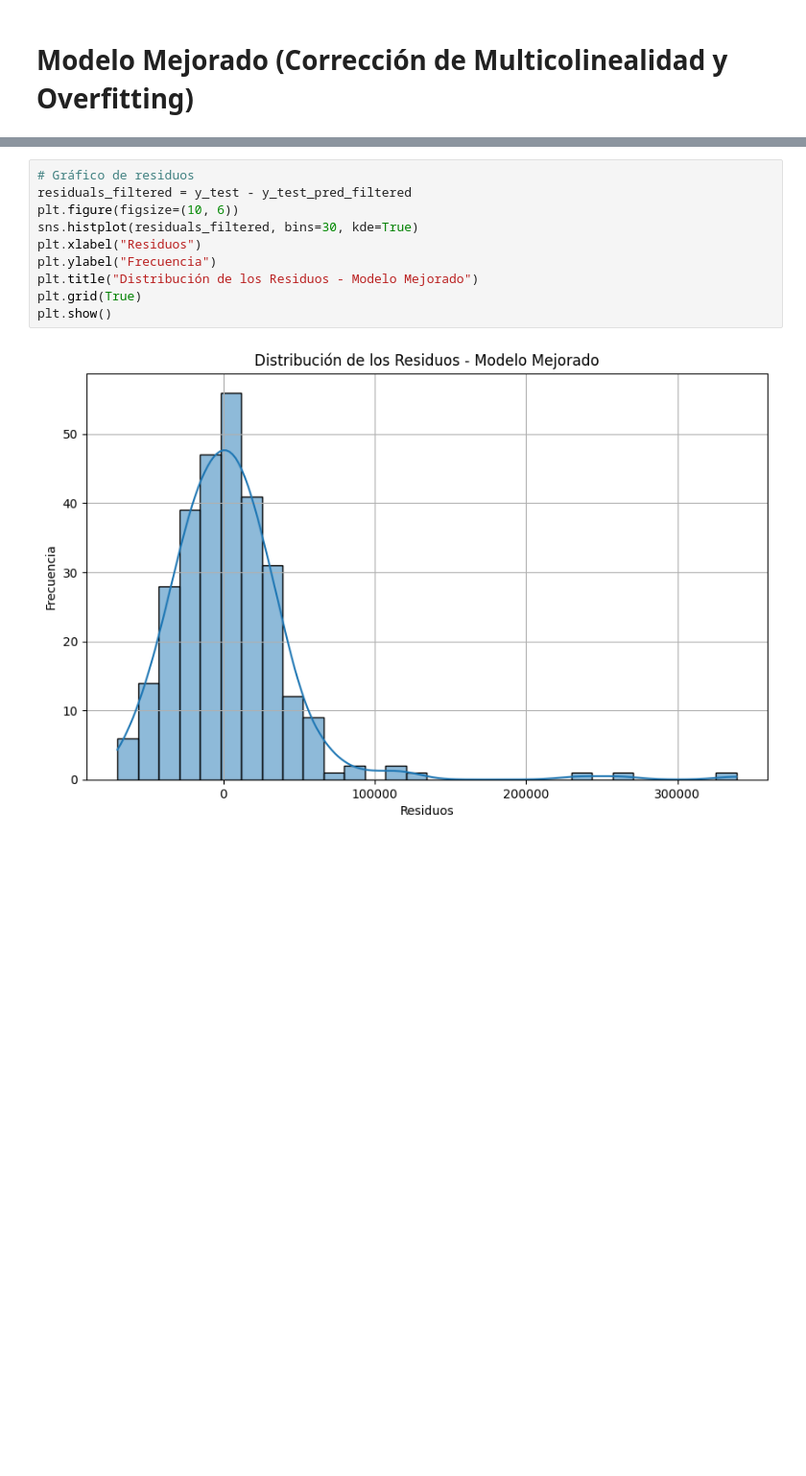
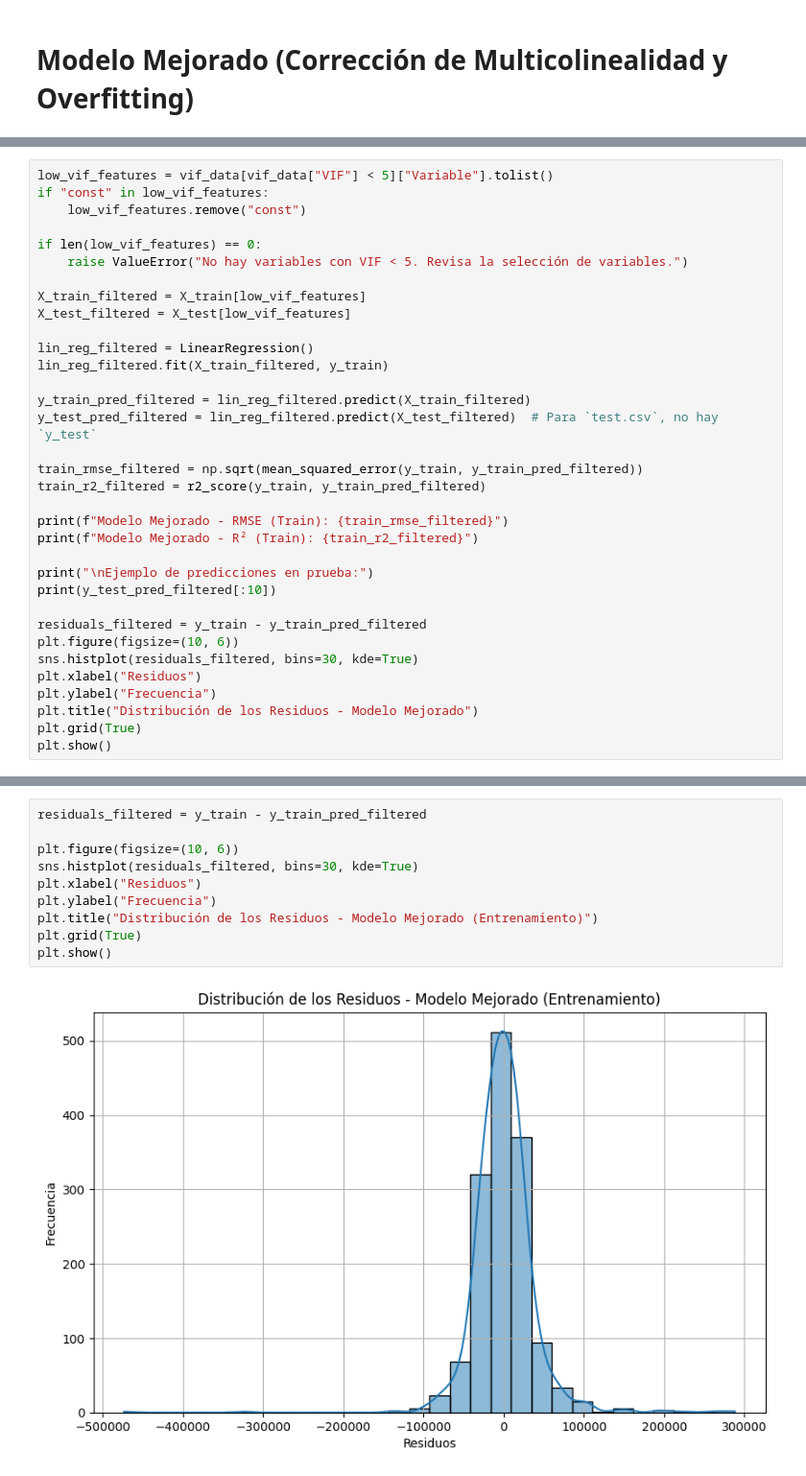
Before and after one commit to DiegoGarV/HDT3-DM, a Jupyter notebook: regresion_lineal.ipynb, the cells around one changed output, grey strips where cells are left out. Shown at 96% size. Drawn from its saved outputs; the diff is of its cells as text; blank space fills up the shorter version.

```diff
--- a/regresion_lineal.ipynb
+++ b/regresion_lineal.ipynb
@@ -272,0 +236,34 @@ R² del modelo mejorado: 0.7677712521941005
+# %%
+low_vif_features = vif_data[vif_data["VIF"] < 5]["Variable"].tolist()
+if "const" in low_vif_features:
+    low_vif_features.remove("const")
+
+if len(low_vif_features) == 0:
+    raise ValueError("No hay variables con VIF < 5. Revisa la selección de variables.")
+
+X_train_filtered = X_train[low_vif_features]
+X_test_filtered = X_test[low_vif_features]
+
+lin_reg_filtered = LinearRegression()
+lin_reg_filtered.fit(X_train_filtered, y_train)
+
+y_train_pred_filtered = lin_reg_filtered.predict(X_train_filtered)
+y_test_pred_filtered = lin_reg_filtered.predict(X_test_filtered)  # Para `test.csv`, no hay `y_test`
+
+train_rmse_filtered = np.sqrt(mean_squared_error(y_train, y_train_pred_filtered))
+train_r2_filtered = r2_score(y_train, y_train_pred_filtered)
+
+print(f"Modelo Mejorado - RMSE (Train): {train_rmse_filtered}")
+print(f"Modelo Mejorado - R² (Train): {train_r2_filtered}")
+
+print("\nEjemplo de predicciones en prueba:")
+print(y_test_pred_filtered[:10])
+
+residuals_filtered = y_train - y_train_pred_filtered
+plt.figure(figsize=(10, 6))
+sns.histplot(residuals_filtered, bins=30, kde=True)
+plt.xlabel("Residuos")
+plt.ylabel("Frecuencia")
+plt.title("Distribución de los Residuos - Modelo Mejorado")
+plt.grid(True)
+plt.show()
@@ -273,12 +345,12 @@ R² del modelo mejorado: 0.7677712521941005
 # %%
-# Gráfico de residuos
-residuals_filtered = y_test - y_test_pred_filtered
+residuals_filtered = y_train - y_train_pred_filtered
+
 plt.figure(figsize=(10, 6))
 sns.histplot(residuals_filtered, bins=30, kde=True)
 plt.xlabel("Residuos")
 plt.ylabel("Frecuencia")
-plt.title("Distribución de los Residuos - Modelo Mejorado")
+plt.title("Distribución de los Residuos - Modelo Mejorado (Entrenamiento)")
 plt.grid(True)
 plt.show()
 # %% [output]
-[figure, old version]
+[figure, new version]
```
Also changed, not shown: parts of 29 cells of this notebook.
